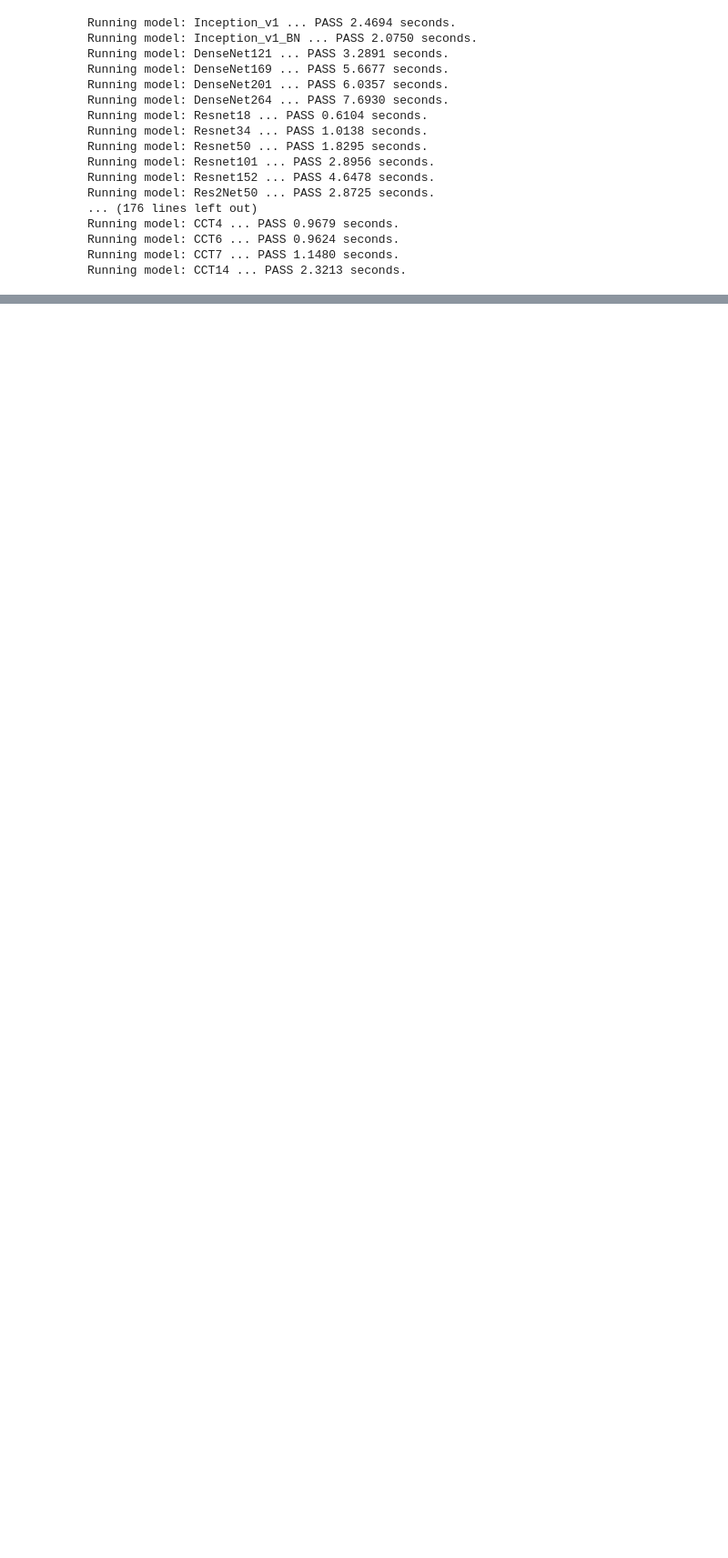
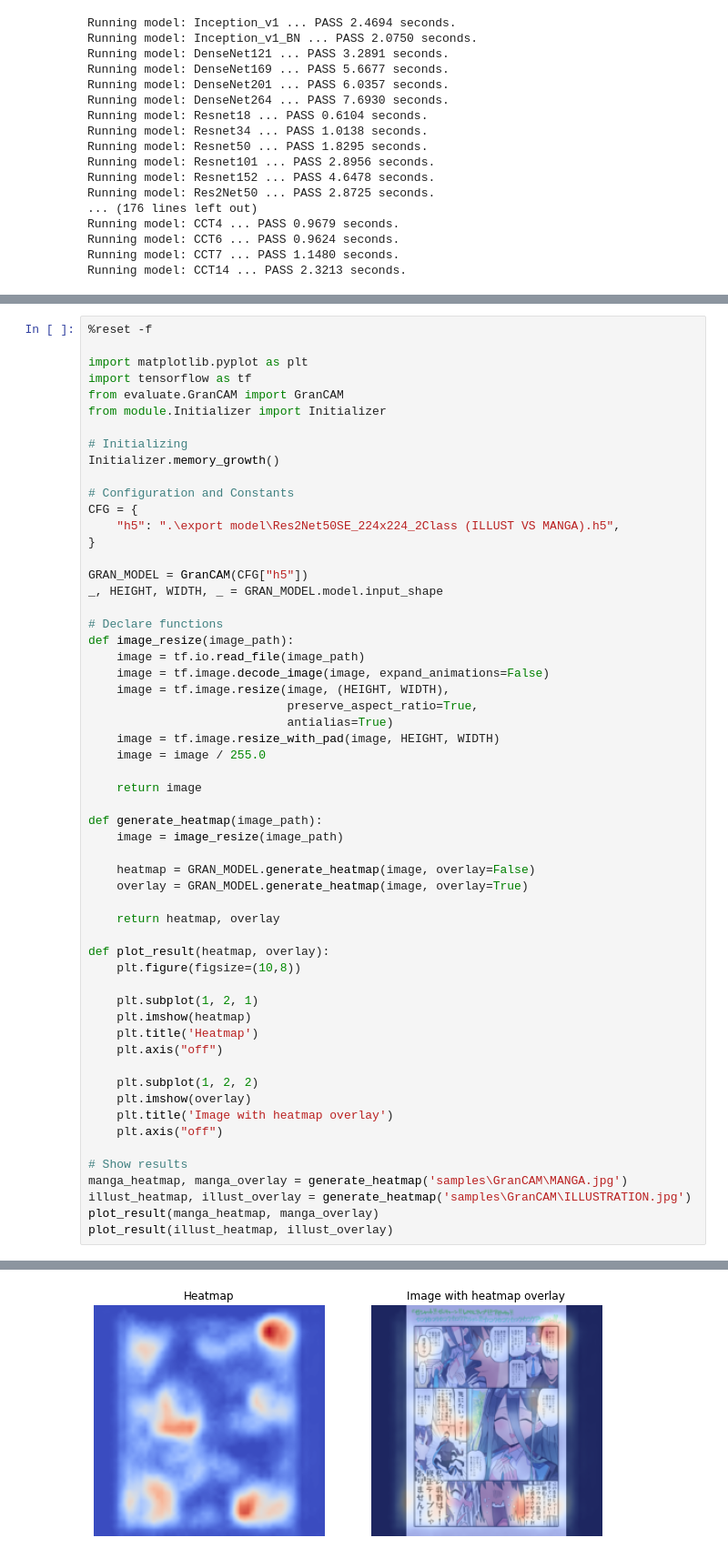
Before and after one commit to catptype/Deep-Learning-for-Computer-Vision, a Jupyter notebook: Appendix - Code Testing Archive (Drafting).ipynb, the cells around one changed output, grey strips where cells are left out. Shown at 91% size. Drawn from its saved outputs; the diff is of its cells as text; blank space fills up the shorter version.

```diff
--- a/Appendix - Code Testing Archive (Drafting).ipynb
+++ b/Appendix - Code Testing Archive (Drafting).ipynb
@@ -274,0 +343,58 @@ Running model: CCT14 ... PASS 2.3213 seconds.
+# %%
+%reset -f
+
+import matplotlib.pyplot as plt
+import tensorflow as tf
+from evaluate.GranCAM import GranCAM
+from module.Initializer import Initializer
+
+# Initializing
+Initializer.memory_growth()
+
+# Configuration and Constants
+CFG = {
+    "h5": ".\export model\Res2Net50SE_224x224_2Class (ILLUST VS MANGA).h5",
+}
+
+GRAN_MODEL = GranCAM(CFG["h5"])
+_, HEIGHT, WIDTH, _ = GRAN_MODEL.model.input_shape
+
+# Declare functions
+def image_resize(image_path):
+    image = tf.io.read_file(image_path)
+    image = tf.image.decode_image(image, expand_animations=False)
+    image = tf.image.resize(image, (HEIGHT, WIDTH),
+                            preserve_aspect_ratio=True,
+                            antialias=True)
+    image = tf.image.resize_with_pad(image, HEIGHT, WIDTH)
+    image = image / 255.0
+
+    return image
+
+def generate_heatmap(image_path):
+    image = image_resize(image_path)
+
+    heatmap = GRAN_MODEL.generate_heatmap(image, overlay=False)
+    overlay = GRAN_MODEL.generate_heatmap(image, overlay=True)
+
+    return heatmap, overlay
+
+def plot_result(heatmap, overlay):
+    plt.figure(figsize=(10,8))
+
+    plt.subplot(1, 2, 1)
+    plt.imshow(heatmap)
+    plt.title('Heatmap')
+    plt.axis("off")
+
+    plt.subplot(1, 2, 2)
+    plt.imshow(overlay)
+    plt.title('Image with heatmap overlay')
+    plt.axis("off")
+
+# Show results
+manga_heatmap, manga_overlay = generate_heatmap('samples\GranCAM\MANGA.jpg')
+illust_heatmap, illust_overlay = generate_heatmap('samples\GranCAM\ILLUSTRATION.jpg')
+plot_result(manga_heatmap, manga_overlay)
+plot_result(illust_heatmap, illust_overlay)
+# %% [output]
@@ -274,0 +403 @@ Running model: CCT14 ... PASS 2.3213 seconds.
+[figure, added]
```
Also changed, not shown: parts of 6 cells of this notebook, 2 other files.
